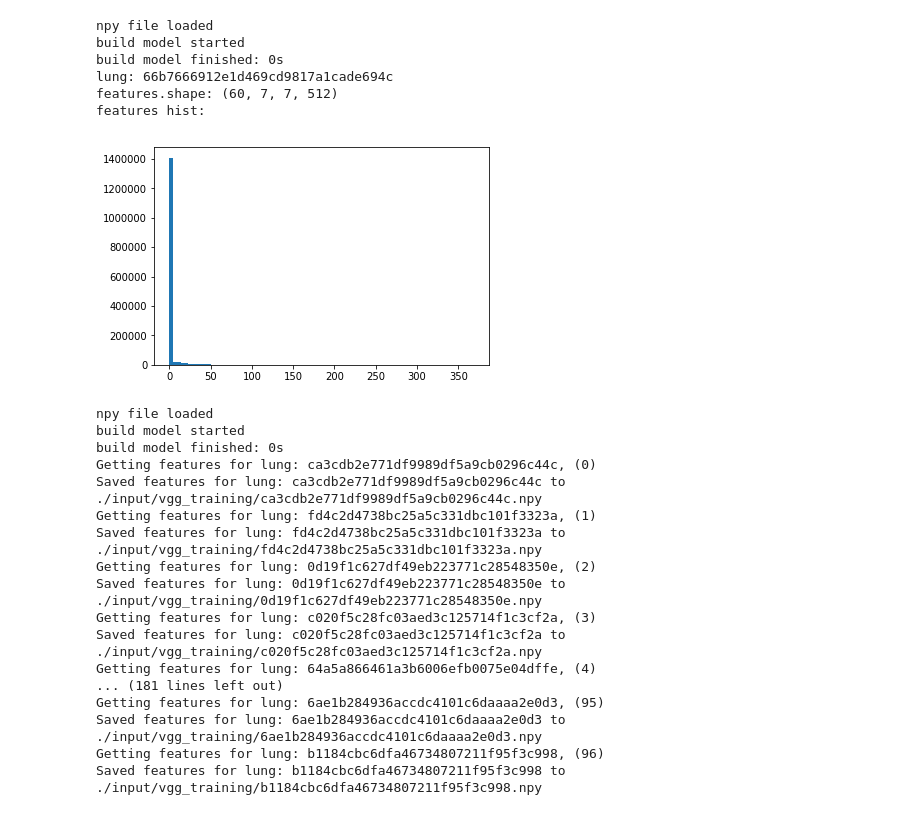
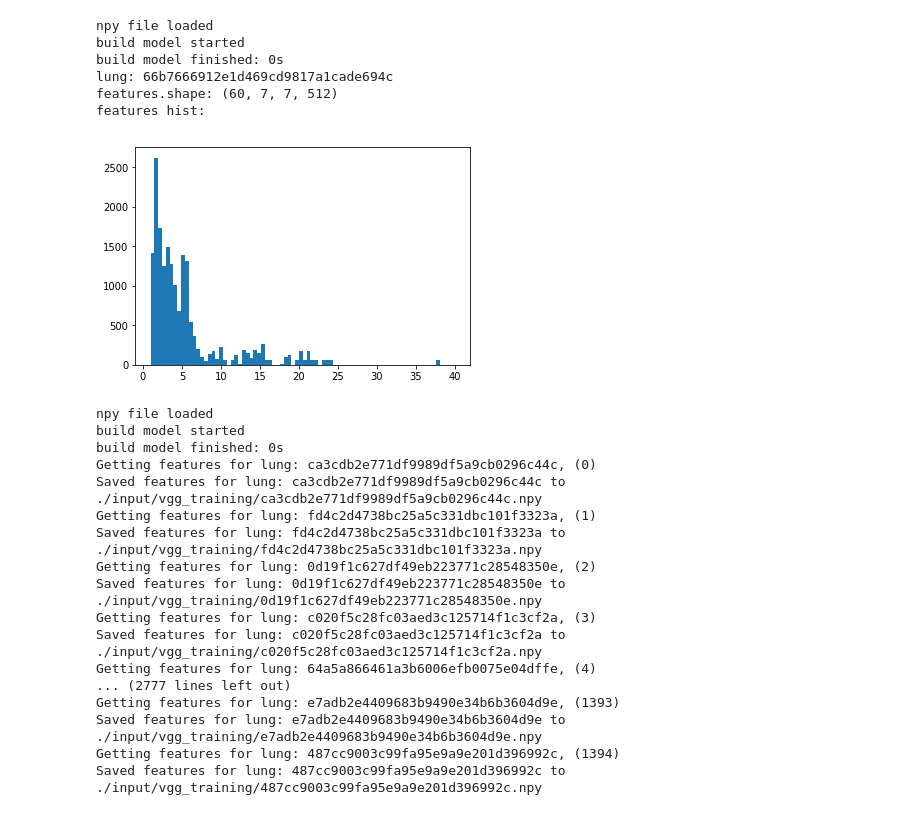
Before and after one commit to jwde/lungcancerDL, a Jupyter notebook: vgg_features_jays_version.ipynb, the cells around one changed output. Saved outputs shown, nothing was run; the diff lists cells and outputs as text; code cells hidden in the pictures.

```diff
--- a/vgg_features_jays_version.ipynb
+++ b/vgg_features_jays_version.ipynb
@@ -63,21 +63,21 @@ def vgg_features(lungs_iterable):
 # %%
 # test it out
 
 for lung_features, label in vgg_features(lungs):
     print "lung: {}".format(label)
     print "features.shape: {}".format(lung_features.shape)
     print "features hist:"
-    plt.hist(lung_features.flatten(), bins=80)
+    plt.hist(lung_features.flatten(), bins=80, range=[1,40])
     plt.show()
     break
 # %% [output]
 npy file loaded
 build model started
 build model finished: 0s
 lung: 66b7666912e1d469cd9817a1cade694c
 features.shape: (60, 7, 7, 512)
 features hist:
-[figure, old version]
+[figure, new version]
 # %%
 # map all lungs to their features tensors and write to disk
 features_dir = './input/vgg_training'
@@ -102,8 +102,8 @@ Saved features for lung: 0d19f1c627df49eb223771c28548350e to ./input/vgg_trainin
 Getting features for lung: c020f5c28fc03aed3c125714f1c3cf2a, (3)
 Saved features for lung: c020f5c28fc03aed3c125714f1c3cf2a to ./input/vgg_training/c020f5c28fc03aed3c125714f1c3cf2a.npy
 Getting features for lung: 64a5a866461a3b6006efb0075e04dffe, (4)
-... (181 lines left out)
-Getting features for lung: 6ae1b284936accdc4101c6daaaa2e0d3, (95)
-Saved features for lung: 6ae1b284936accdc4101c6daaaa2e0d3 to ./input/vgg_training/6ae1b284936accdc4101c6daaaa2e0d3.npy
-Getting features for lung: b1184cbc6dfa46734807211f95f3c998, (96)
-Saved features for lung: b1184cbc6dfa46734807211f95f3c998 to ./input/vgg_training/b1184cbc6dfa46734807211f95f3c998.npy
+... (2777 lines left out)
+Getting features for lung: e7adb2e4409683b9490e34b6b3604d9e, (1393)
+Saved features for lung: e7adb2e4409683b9490e34b6b3604d9e to ./input/vgg_training/e7adb2e4409683b9490e34b6b3604d9e.npy
+Getting features for lung: 487cc9003c99fa95e9a9e201d396992c, (1394)
+Saved features for lung: 487cc9003c99fa95e9a9e201d396992c to ./input/vgg_training/487cc9003c99fa95e9a9e201d396992c.npy
```
Also changed, not shown: parts of 1 cell of this notebook, 2 other files.
